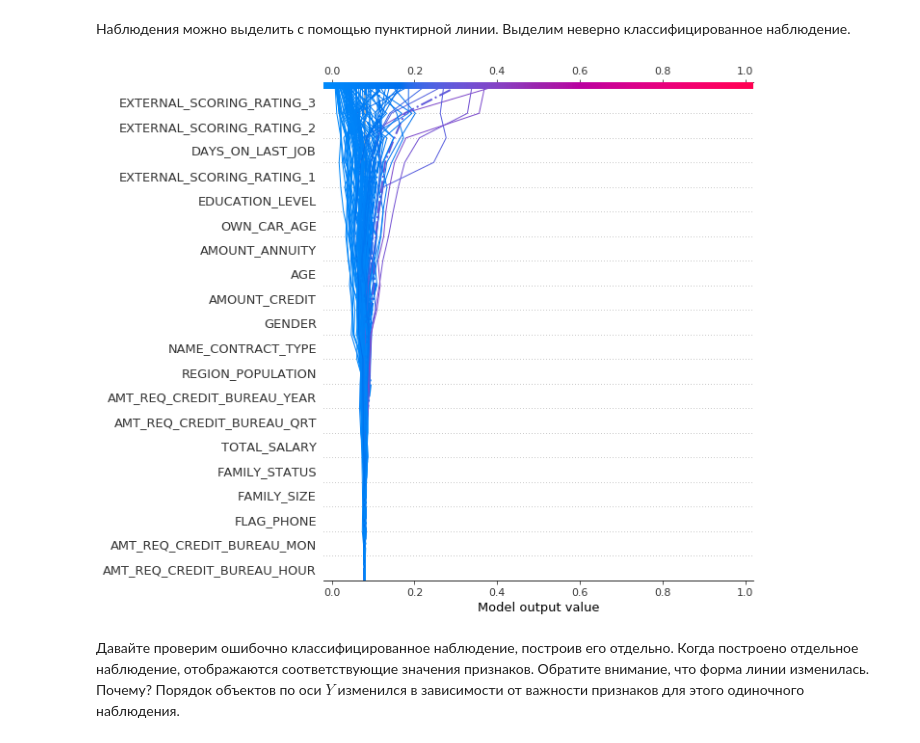
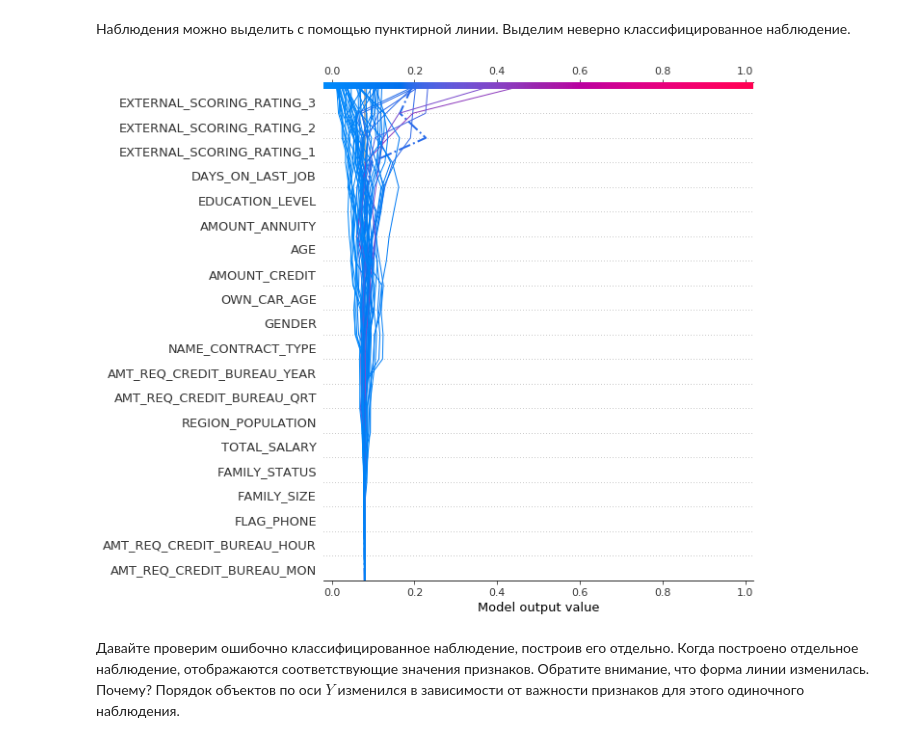
Before and after one commit to AndreiBazhenau/gb, a Jupyter notebook: kaggle/webinar5_feature_selection.ipynb, the cells around one changed output. Drawn from its saved outputs; the diff is of its cells as text; code cells hidden in the pictures.

```diff
--- a/kaggle/webinar5_feature_selection.ipynb
+++ b/kaggle/webinar5_feature_selection.ipynb
@@ -351,7 +360,7 @@ def calculate_permutation_importance(estimator,
     base_score = metric(y_valid, y_pred)
     scores, delta = {}, {}
 
-    for feature in x_valid.columns:
+    for feature in tqdm(x_valid.columns):
         x_valid_ = x_valid.copy(deep=True)
         x_valid_[feature] = np.random.permutation(x_valid_[feature])
 
@@ -556,13 +579,14 @@ shap.decision_plot(expected_value, shap_values, features_display.iloc[:20], link
 # %%
 shap_values = explainer.shap_values(x_valid_, y_valid_)
 y_pred = (shap_values.sum(1) + expected_value) > 0
 
 misclassified = y_pred != y_valid_
 shap.decision_plot(
-    expected_value, shap_values[:100], features_display.iloc[:100], link='logit', highlight=misclassified[:100]
+    expected_value, shap_values[200:250], features_display.iloc[200:250],
+    link='logit', highlight=misclassified[200:250]
 )
 # %% [output]
-[figure, old version]
+[figure, new version]
 # %% [markdown]
 Давайте проверим ошибочно классифицированное наблюдение, построив его отдельно. Когда построено отдельное наблюдение, отображаются соответствующие значения признаков. Обратите внимание, что форма линии изменилась. Почему? Порядок объектов по оси __$Y$__ изменился в зависимости от важности признаков для этого одиночного наблюдения.
 # %%
```
Also changed, not shown: parts of 16 cells of this notebook, 18 other files.
